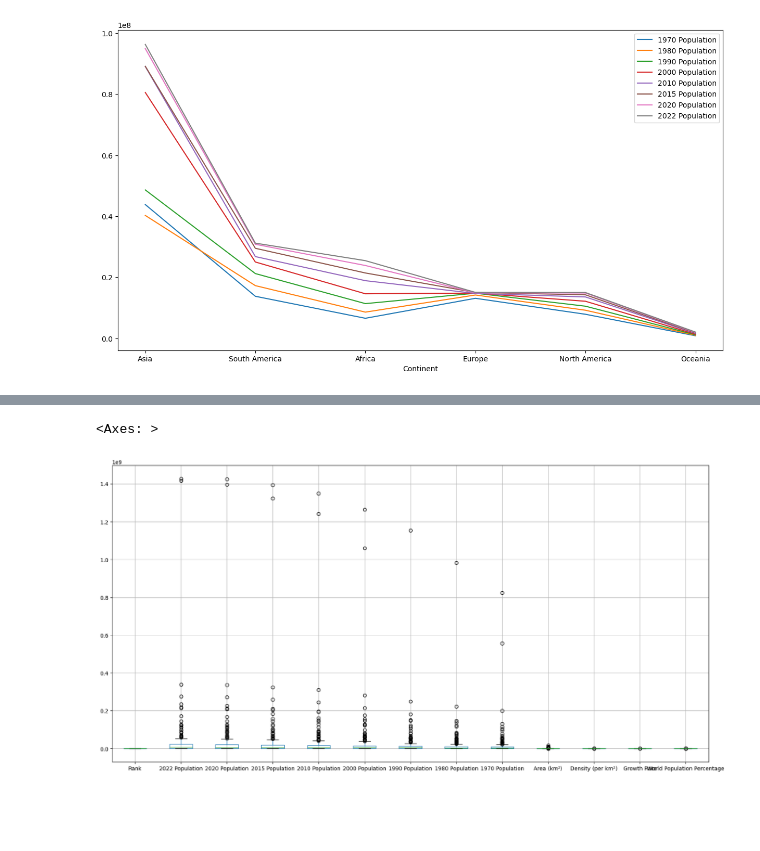
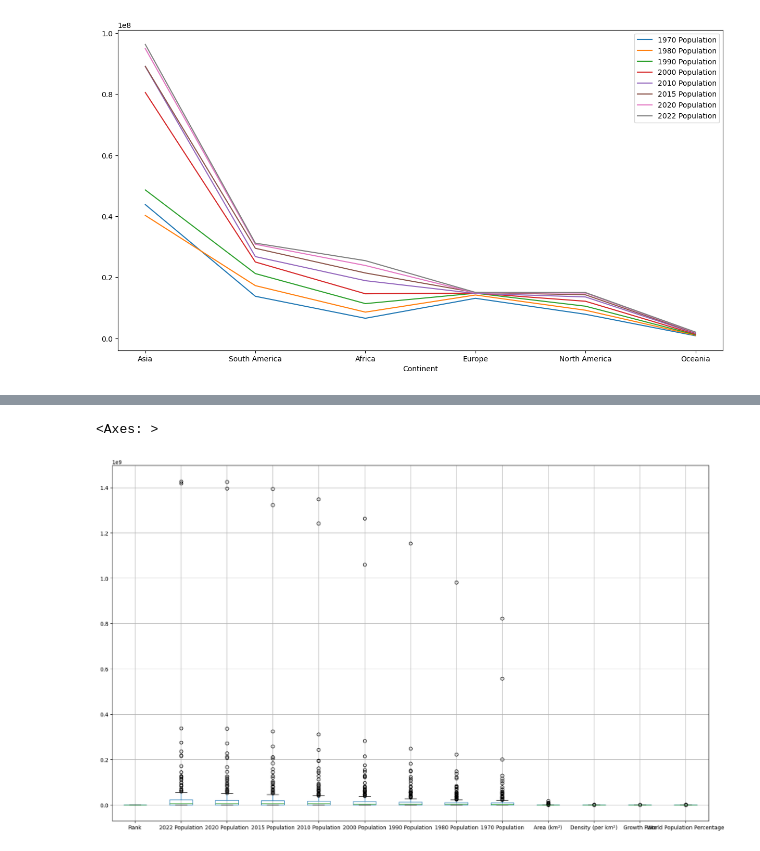
Before and after one commit to tanmaykumar99/world-population-analysis, a Jupyter notebook: World Population Pandas Analysis.ipynb, the cells around one changed output, grey strips where cells are left out. Drawn from its saved outputs; the diff is of its cells as text; code cells hidden in the pictures; blank space fills up the shorter version.

```diff
--- a/World Population Pandas Analysis.ipynb
+++ b/World Population Pandas Analysis.ipynb
@@ -174,9 +157,9 @@ df4.plot(figsize=(20,10))
 # %%
 ##Box plots (Great for finding outliters)
-df.boxplot(figsize=(20,10))
+df.boxplot(figsize=(20,12))
 # %% [output]
 <Axes: >
-[figure, old version]
+[figure, new version]
 # %%
 ## Note, we can also filter the table based on the datatype by:
 ##df.select_dtypes(include='number') ##select is needed to get the preview.
```
Also changed, not shown: parts of 4 cells of this notebook.
